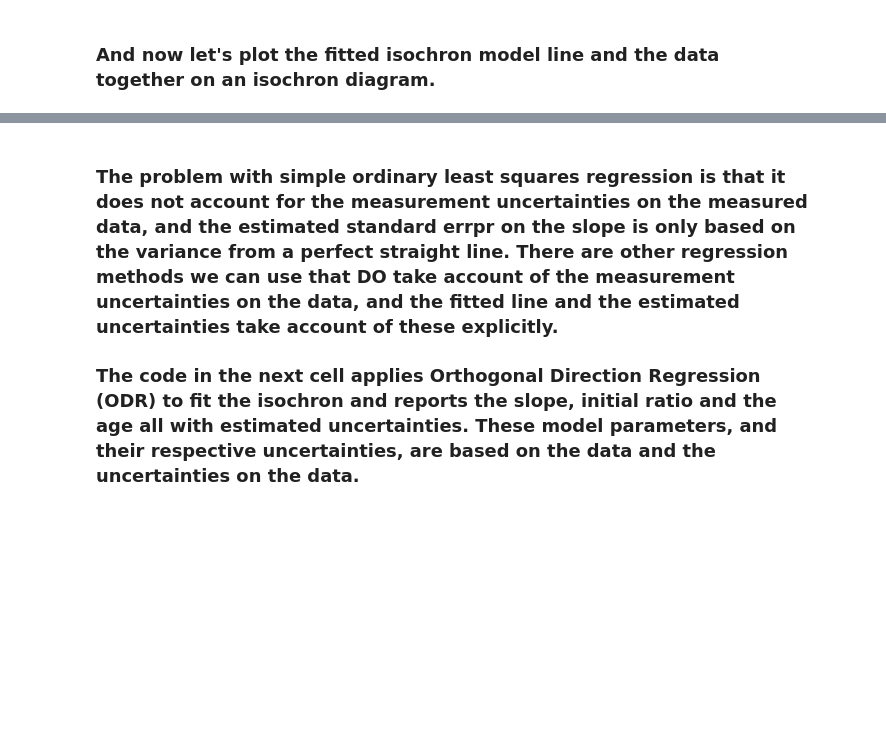
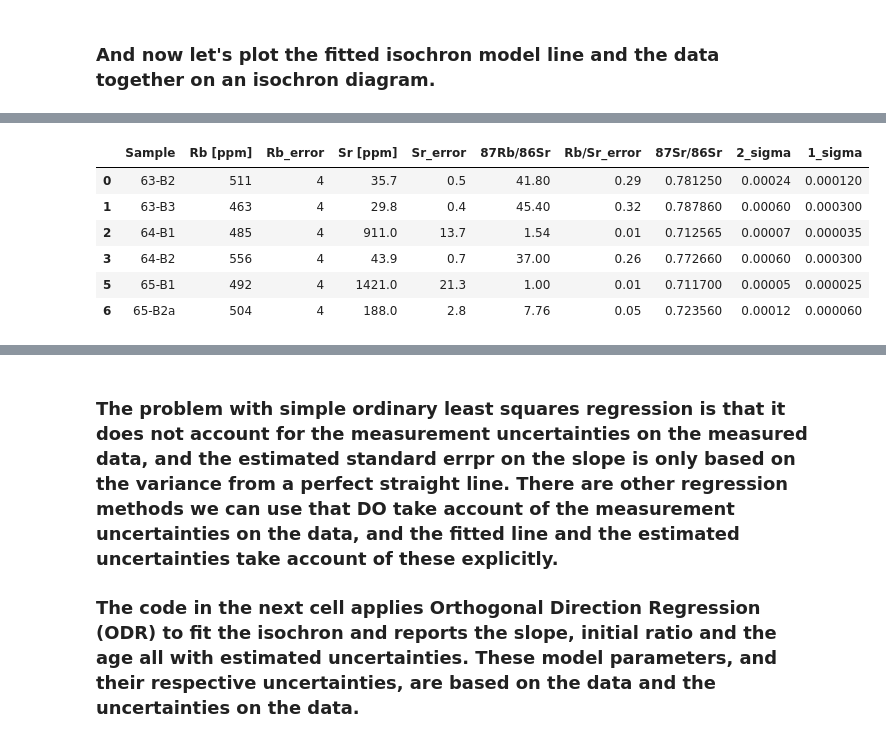
Before and after one commit to skerryvore/regression_analysis_101, a Jupyter notebook: notebooks/makgenyene_isochron.ipynb, the cells around one changed output, grey strips where cells are left out. Saved outputs shown, nothing was run; the diff lists cells and outputs as text; code cells hidden in the pictures; blank space fills up the shorter version.

```diff
--- a/notebooks/makgenyene_isochron.ipynb
+++ b/notebooks/makgenyene_isochron.ipynb
@@ -163,0 +207,15 @@ plt.show()
+# %%
+# Copy the phlogopite dataframe, but exclude the row for sample 64-B3
+phl_df_new = phl_df[(phl_df.Sample != '64-B3')]
+
+excluded_df = phl_df[(phl_df.Sample == '64-B3')] # Save a copy of 64-B3 to plot separately
+
+phl_df_new.head(6)
+# %% [output]
+|  | Sample | Rb [ppm] | Rb_error | Sr [ppm] | Sr_error | 87Rb/86Sr | Rb/Sr_error | 87Sr/86Sr | 2_sigma | 1_sigma |
+| 0 | 63-B2 | 511 | 4 | 35.7 | 0.5 | 41.80 | 0.29 | 0.781250 | 0.00024 | 0.000120 |
+| 1 | 63-B3 | 463 | 4 | 29.8 | 0.4 | 45.40 | 0.32 | 0.787860 | 0.00060 | 0.000300 |
+| 2 | 64-B1 | 485 | 4 | 911.0 | 13.7 | 1.54 | 0.01 | 0.712565 | 0.00007 | 0.000035 |
+| 3 | 64-B2 | 556 | 4 | 43.9 | 0.7 | 37.00 | 0.26 | 0.772660 | 0.00060 | 0.000300 |
+| 5 | 65-B1 | 492 | 4 | 1421.0 | 21.3 | 1.00 | 0.01 | 0.711700 | 0.00005 | 0.000025 |
+| 6 | 65-B2a | 504 | 4 | 188.0 | 2.8 | 7.76 | 0.05 | 0.723560 | 0.00012 | 0.000060 |
```
Also changed, not shown: parts of 13 cells of this notebook.
